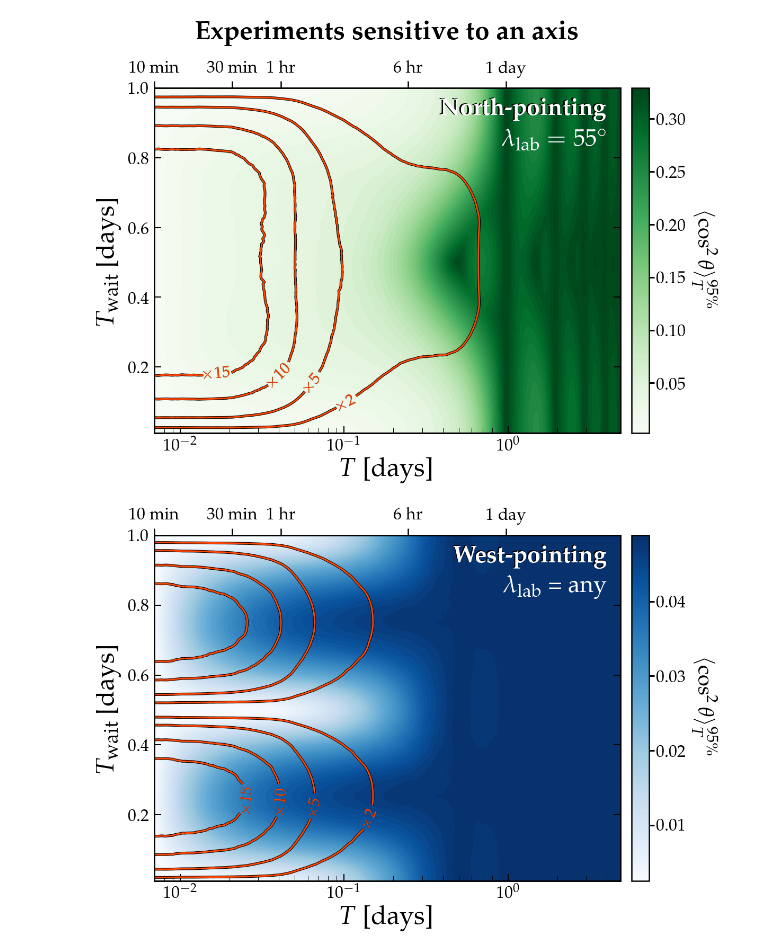
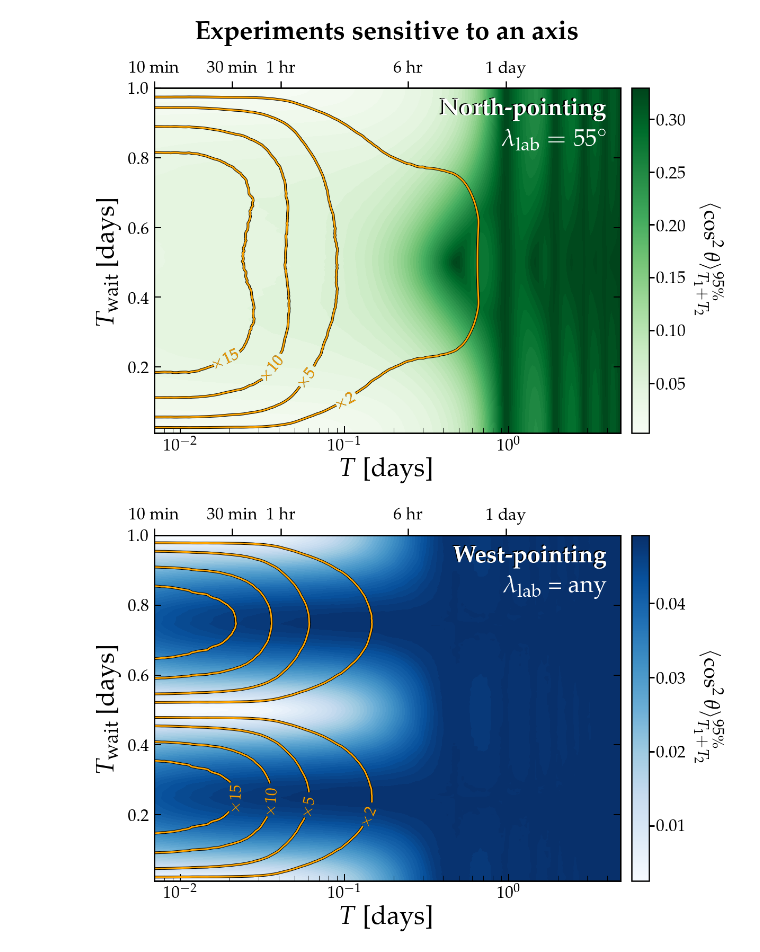
Before and after one commit to cajohare/DarkPhotonCookbook, a Jupyter notebook: code/Polarisation_rescan.ipynb, the cells around one changed output. Saved outputs shown, nothing was run; the diff lists cells and outputs as text; code cells hidden in the pictures.

```diff
--- a/code/Polarisation_rescan.ipynb
+++ b/code/Polarisation_rescan.ipynb
@@ -90,7 +90,7 @@ def costh_av_Rescan_dist(dTvals,DTvals,fcosth2,lat,ngen=100000):
 n1 = 200
 n2 = 200
 DTvals = linspace(0.01,1.0,n1)
-dTvals = logspace(log10(10/(24*60)),log10(5.0),n2+1)
+dTvals = logspace(log10(1e-3),log10(5.0),n2+1)
 
 CN,CN_enhancement = costh_av_Rescan_dist(dTvals,DTvals,costh2N,55)
 CW,CW_enhancement = costh_av_Rescan_dist(dTvals,DTvals,costh2W,35)
@@ -115,10 +115,10 @@ def Plot_costh_Rescan(C,C_enhancement,levels,clab_loc,cmap,cont_col,axis_lab,lat
     ax.tick_params(pad=10)
 
     ax.set_xscale('log')
-    ax.set_xlim([dTvals[0],dTvals[-2]])
+    ax.set_xlim([10/(24*60),dTvals[-2]])
     ax2 = ax.twiny()
     ax2.set_xscale('log')
-    ax2.set_xlim([dTvals[0],dTvals[-1]])
+    ax2.set_xlim([10/(24*60),dTvals[-1]])
     ax2.set_xticks([10/(24*60),30/(24*60),1/24,6/24,1])
     ax2.set_xticklabels(['10 min','30 min','1 hr','6 hr','1 day'])
     ax2.minorticks_off()
@@ -137,40 +137,40 @@ def Plot_costh_Rescan(C,C_enhancement,levels,clab_loc,cmap,cont_col,axis_lab,lat
     cbar1 = plt.colorbar(im,pad=0.02)
     cbar1.ax.tick_params(which='minor',length=8,width=2)
     cbar1.ax.tick_params(which='major',length=10,width=3)
-    cbar1.set_label(cbar_lab,fontsize=40,rotation=-90,labelpad=50)
+    cbar1.set_label(cbar_lab,fontsize=40,rotation=-90,labelpad=60)
 
     plt.gcf().text(0.748,0.822,axis_lab,fontsize=45,ha='right',color='k')
     plt.gcf().text(0.75,0.82,axis_lab,fontsize=45,ha='right',color='w')
     plt.gcf().text(0.75,0.745,lat_lab,fontsize=45,ha='right',color='w')
     plt.gcf().text(0.9,0.5,'--',zorder=-100,color='w')
     return fig,ax
 
-cbar_lab = r'$\langle \cos^2\theta \rangle_T^{95\%}$'
+cbar_lab = r'$\langle \cos^2\theta \rangle_{T_1+T_2}^{95\%}$'
 
 levels1 = [2,5,10,15]
 clab_loc1 = [(0.016, 0.32), (0.035, 0.21), (0.06, 0.17), (0.11, 0.07)]
 axis_lab1 = r'{\bf North-pointing}'
 lat_lab1 = r'$\lambda_{\rm lab} = '+str(int(55))+r'^\circ$'
 
 levels2 = [2,5,10,15]
 clab_loc2 = [(0.022, 0.25), (0.04, 0.24), (0.07, 0.22), (0.2, 0.16)]
 axis_lab2 = r'{\bf West-pointing}'
 lat_lab2 = r'$\lambda_{\rm lab}$ = {\rm any}'
 
 levels3 = [2,5,10,15]
 clab_loc3 = [(0.0175, 0.31), (0.035, 0.21), (0.07, 0.13), (0.1, 0.1)]
 axis_lab3 = r'{\bf Zenith-pointing}'
 lat_lab3 = r'$\lambda_{\rm lab} = '+str(int(35))+r'^\circ$'
 
-fig1,ax1 = Plot_costh_Rescan(CN,CN_enhancement,levels1,clab_loc1,cm.Greens,'orangered',axis_lab1,lat_lab1,cbar_lab)
+fig1,ax1 = Plot_costh_Rescan(CN,CN_enhancement,levels1,clab_loc1,cm.Greens,'orange',axis_lab1,lat_lab1,cbar_lab)
 plt.title(r'{\bf Experiments sensitive to an axis}',fontsize=50,pad=40)
 
-fig2,ax2 = Plot_costh_Rescan(CW,CW_enhancement,levels2,clab_loc2,cm.Blues,'orangered',axis_lab2,lat_lab2,cbar_lab)
-fig3,ax3 = Plot_costh_Rescan(CZ,CZ_enhancement,levels3,clab_loc3,cm.Reds,'orangered',axis_lab3,lat_lab3,cbar_lab)
+fig2,ax2 = Plot_costh_Rescan(CW,CW_enhancement,levels2,clab_loc2,cm.Blues,'orange',axis_lab2,lat_lab2,cbar_lab)
+fig3,ax3 = Plot_costh_Rescan(CZ,CZ_enhancement,levels3,clab_loc3,cm.Reds,'orange',axis_lab3,lat_lab3,cbar_lab)
 
 MySaveFig(fig1,'Rescan_North')
 MySaveFig(fig2,'Rescan_West')
 MySaveFig(fig3,'Rescan_Zenith')
 # %% [output]
-[figure, old version]
+[figure, new version]
-[figure, old version]
+[figure, new version]
```
Also changed, not shown: parts of 2 cells of this notebook, 45 other files.
